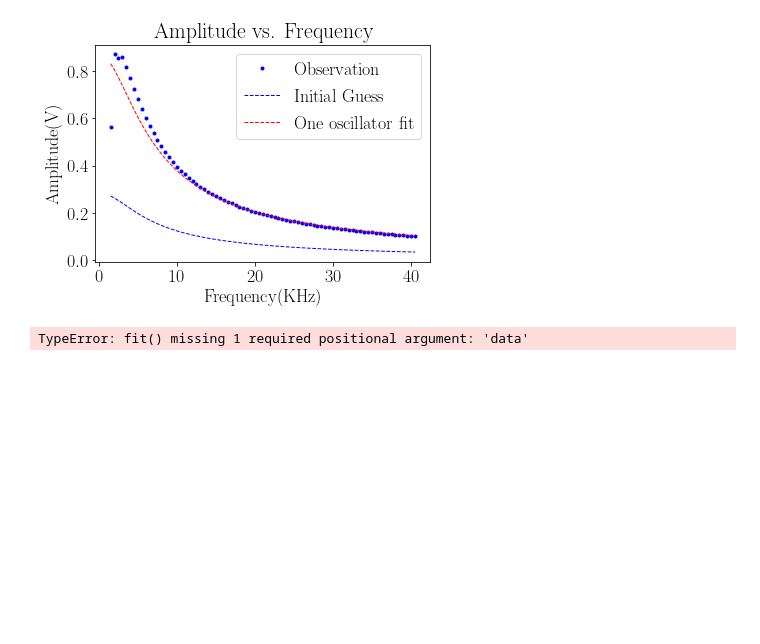
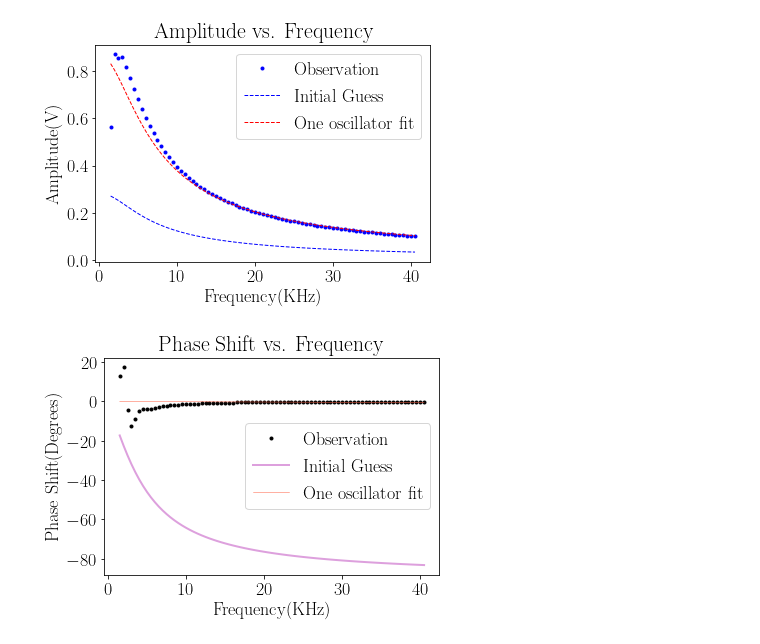
Before and after one commit to aaronkebede/PHY220, a Jupyter notebook: project-one/v2/Fitting Function.ipynb, the cells around one changed output. Drawn from its saved outputs; the diff is of its cells as text; code cells hidden in the pictures; blank space fills up the shorter version.

```diff
--- a/project-one/v2/Fitting Function.ipynb
+++ b/project-one/v2/Fitting Function.ipynb
@@ -119,15 +117,3 @@ plt.savefig("Images/LA-Amplitude Fit.png")
 plt.show()
 # %% [output]
 [figure]
-# %%
-# Create a fitting model for the phase shift
-
-
-ps_model = Model(Filter)
-params_fa = Parameters()
-params_fa.add_many(('fa_amplitude', 320, True, 0, 350, None), # params for first fit,
-                ('R', 1.5e6, False, 0, None, None),
-                ('C', 2.26e-6, False, 0, None, None))
-result =Model.fit(fa_amplitude, x=fa_frequency, params=params_fa, weights = None )
-# %% [output]
-TypeError: fit() missing 1 required positional argument: 'data'
@@ -137,0 +120,13 @@ plt.xlim(8,50)
+# %%
+plt.plot(lfp_frequency,lfp_phaseshift,'.', c="black",  label="Observation")
+plt.plot(lfp_frequency, ps_result.init_fit, '-', c="plum", label="Initial Guess", linewidth=2)
+plt.plot(lfa_frequency, ps_result.best_fit, '-', c="tomato", label="One oscillator fit", linewidth=0.5)
+plt.xlabel("Frequency(KHz)")
+plt.ylabel("Phase Shift(Degrees)")
+#plt.ylim(-5,6)
+plt.title("Phase Shift vs. Frequency")
+plt.legend()
+plt.savefig("Images/LP-Phase Shift Fit.png")
+plt.show()
+# %% [output]
+[figure, added]
```
Also changed, not shown: parts of 3 cells of this notebook, 1 other file.
